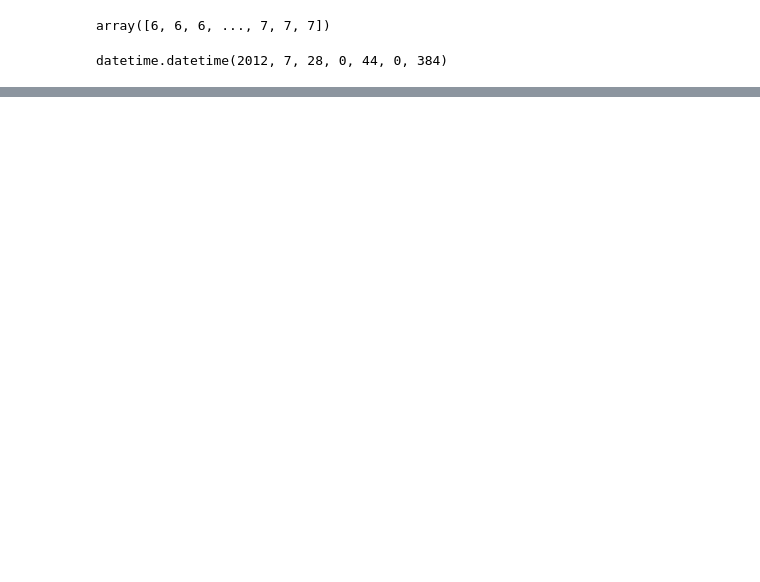
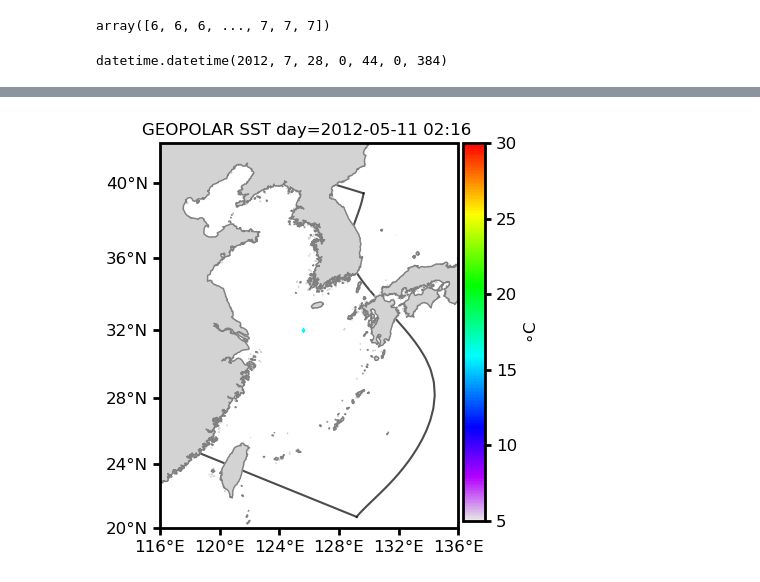
Before and after one commit to ycharlieli/i4dvar_analysis, a Jupyter notebook: obs_processing/check_insituobs.ipynb, the cells around one changed output, grey strips where cells are left out. Drawn from its saved outputs; the diff is of its cells as text; code cells hidden in the pictures; blank space fills up the shorter version.

```diff
--- a/obs_processing/check_insituobs.ipynb
+++ b/obs_processing/check_insituobs.ipynb
@@ -966,0 +1011,3 @@ datetime.datetime(2012, 7, 28, 0, 44, 0, 384)
+# %%
+OBS_ds =  xr.open_dataset('/Volumes/TO_1/roms4dvar_ecs/i4dvar_outputs/INSITU_OBS/sst_withcruisepkodc_2012.nc')
+OBS_ds
@@ -966,0 +1032,83 @@ datetime.datetime(2012, 7, 28, 0, 44, 0, 384)
+# %%
+
+obs_time_org = OBS_ds.obs_time.data
+obs_value_org = OBS_ds.obs_value.data
+obs_lon_org = OBS_ds.obs_lon.data
+obs_lat_org = OBS_ds.obs_lat.data
+obs_depth_org = OBS_ds.obs_depth.data
+obs_type_org = OBS_ds.obs_type.data
+# %%
+
+this_state = np.where((obs_type_org == 6) & (obs_depth_org >=0))
+obs_time = obs_time_org[this_state]
+obs_value = obs_value_org[this_state]
+obs_lon = obs_lon_org[this_state]
+obs_lat = obs_lat_org[this_state]
+obs_depth = obs_depth_org[this_state]
+# %%
+# %matplotlib
+my_haxby_color = sio.loadmat('/Volumes/TO_1/roms4dvar_ecs/i4dvar_outputs/LYG_rainbow.mat')['rainbow']
+my_haxby = LinearSegmentedColormap.from_list('lavergne',my_haxby_color, N = 256)
+for timei in np.unique(obs_time):
+# for timei in [15574.5,15821.5]:
+    start_time = timei
+    select_time = start_time + 0
+    time_inrange = np.where(np.abs(obs_time -select_time) < 1e-10)
+
+    lon_bdy = [116,136];
+    lat_bdy = [20,42];
+
+    plt.ion
+    plt.rcParams['font.family'] = 'sans-serif'
+    fig = plt.figure(figsize=(5,5))
+    ax = fig.add_subplot(projection = ccrs.Mercator())
+    for bnd in ax.spines.keys():
+        ax.spines[bnd].set_linewidth('2')
+    ax.add_feature(cfeature.COASTLINE.with_scale('10m'), color = 'gray',zorder = 2,linewidth =1)
+    ax.add_feature(cfeature.LAND.with_scale('10m'),facecolor='lightgrey',zorder = -1)
+    ax.set_extent((lon_bdy[0],lon_bdy[-1],lat_bdy[0],lat_bdy[-1]),crs = ccrs.PlateCarree())
+    ax.set_xticks(np.arange(lon_bdy[0],lon_bdy[-1]+4,4),crs=ccrs.PlateCarree())
+    ax.set_yticks(np.arange(lat_bdy[0],lat_bdy[-1],4),crs=ccrs.PlateCarree())
+    lon_formatter = LongitudeFormatter(number_format='.0f',
+                                    degree_symbol='°',
+                                    dateline_direction_label=True)
+    lat_formatter = LatitudeFormatter(number_format='.0f',
+                                        degree_symbol='°')
+    ax.xaxis.set_major_formatter(lon_formatter)
+    ax.yaxis.set_major_formatter(lat_formatter)
+    ax.tick_params(direction = 'out',width =2,length=5, labelsize = 12,top = 0, right = 0)
+    # ax.set_title('OISSTv2.1 day='+OBS_ds.obs_time.isel(datum=np.where(obs_time==select_time)[0][0]).data.astype('str')[:10],fontsize=20)
+    # ax.set_title('Geo_Polar SST day='+(datetime.datetime(1970,1,1)+datetime.timedelta(select_time)).strftime('%Y-%m-%d %HH'),fontsize=20)
+    ax.set_title('GEOPOLAR SST day='+(datetime.datetime(1970,1,1)+datetime.timedelta(select_time)).strftime('%Y-%m-%d %H:%M '),fontsize=12)
+
+    cp = ax.scatter(obs_lon[time_inrange[0]],
+                     obs_lat[time_inrange[0]],1,obs_value[time_inrange[0]],
+                     vmin=5,vmax=30,
+                     marker='s',cmap=my_haxby,
+                     transform=ccrs.PlateCarree(),zorder=0)
+    # ax.scatter(rlon2d,rlat2d,5,color='k',transform=ccrs.PlateCarree(),zorder=-1.9)
+    # for i in range(0,rlon2d.shape[0],1):
+    #     plt.plot(rlon2d[i,:],rlat2d[i,:],color = 'k',transform = ccrs.PlateCarree(),linewidth = 1,alpha = 0.7,zorder=-1)
+    # for i in range(0,rlon2d.shape[1],1):
+    #     plt.plot(rlon2d[:,i],rlat2d[:,i],color = 'k',transform = ccrs.PlateCarree(),linewidth = 1,alpha = 0.7,zorder=-1)
+    for i in [0,-1]:
+        plt.plot(rlon2d[i,:],rlat2d[i,:],color = 'k',transform = ccrs.PlateCarree(),linewidth = 1.5,alpha = 0.7,zorder=-2)
+    for i in [0,-1]:
+        plt.plot(rlon2d[:,i],rlat2d[:,i],color = 'k',transform = ccrs.PlateCarree(),linewidth = 1.5,alpha = 0.7,zorder=-2)
+    position=fig.add_axes([0.82, 0.125,  0.045,0.755,])
+
+
+    cb = fig.colorbar(cp, cax = position, orientation='vertical')
+    for bnd in position.spines.keys():
+            position.spines[bnd].set_linewidth('2')
+    position.tick_params(direction = 'out', length =4, width = 2, labelsize = 12)
+    # position.set_yticklabels(np.round(np.arange(0.2,1.4,0.2),1))
+    cb.set_label('$\circ$C',fontsize = 12)
+    # plt.show()
+    # plt.savefig('oisst_roms_ecs.pdf',bbox_inches='tight')
+    plt.savefig('/Volumes/TO_1/roms4dvar_ecs/i4dvar_outputs/INSITU_OBS/fig_obs/TEMP/obs_%s.jpeg'%((datetime.datetime(1970,1,1)+datetime.timedelta(select_time)).strftime('%Y%m%d%H')),bbox_inches='tight',dpi=400)
+    # plt.savefig('./NOAA_GHRSST/geopolarsst_2017010612.jpeg',bbox_inches='tight',dpi=1200)
+    # plt.savefig('./NOAA_OISST/oisst_2017010312.jpeg',bbox_inches='tight',dpi=1200)
+    # plt.savefig('./MUR_SST/jplmur_sst_%s.jpeg'%((datetime.datetime(1970,1,1)+datetime.timedelta(select_time)).strftime('%Y%m%d%HH')),bbox_inches='tight',dpi=1200)
+    plt.close()
+# %% [output]
@@ -966,0 +1116 @@ datetime.datetime(2012, 7, 28, 0, 44, 0, 384)
+[figure, added]
```
Also changed, not shown: parts of 7 cells of this notebook, 4 other files.
